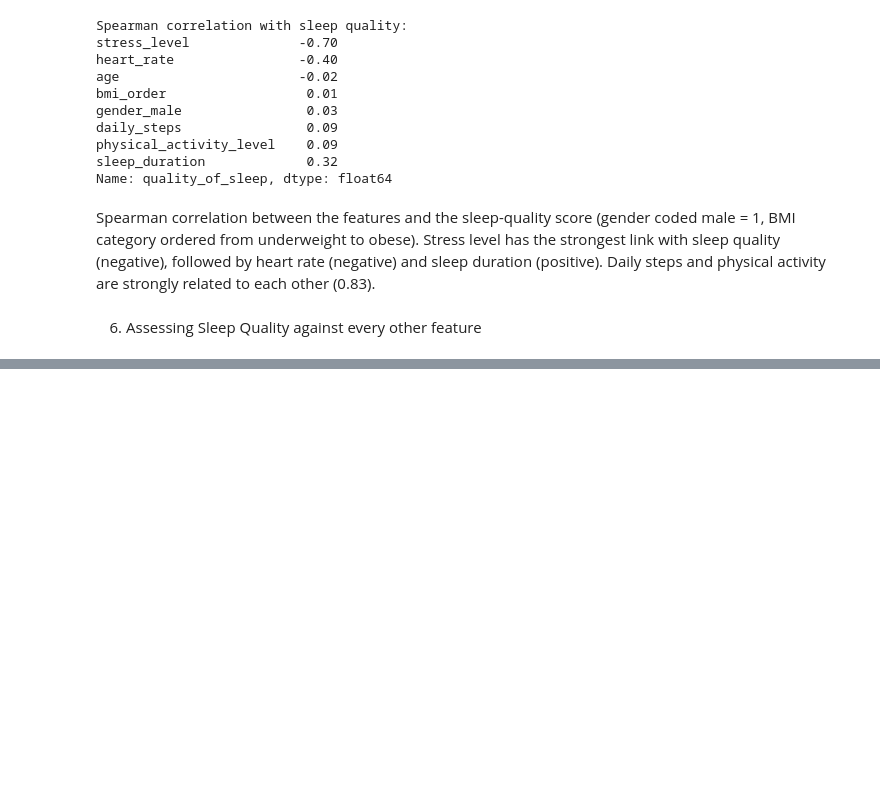
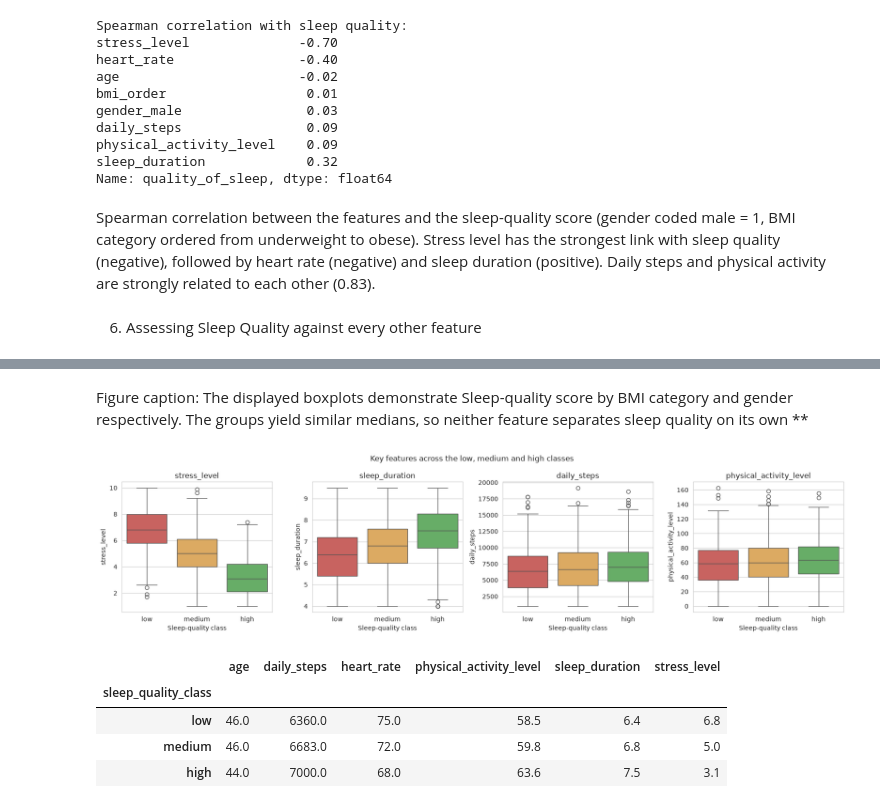
Before and after one commit to HamsMSaidam/QUALIFY, a Jupyter notebook: notebooks/02_EDA_layan.ipynb, the cells around one changed output, grey strips where cells are left out. Drawn from its saved outputs; the diff is of its cells as text; code cells hidden in the pictures; blank space fills up the shorter version.

```diff
--- a/notebooks/02_EDA_layan.ipynb
+++ b/notebooks/02_EDA_layan.ipynb
@@ -251,0 +305,22 @@ Spearman correlation between the features and the sleep-quality score (gender co
+# %% [markdown]
+Figure caption: The displayed boxplots demonstrate Sleep-quality score by BMI category and gender respectively. The groups yield similar medians, so neither feature separates sleep quality on its own **
+# %%
+key_cols=["stress_level", "sleep_duration", "daily_steps", "physical_activity_level"]
+fig, axes= plt.subplots(1,4, figsize=(17,4.2))
+for i in range(4):
+    sns.boxplot(x=CLASS, y=key_cols[i], data=df, ax=axes[i], order=class_order,
+                hue=CLASS, hue_order=class_order, palette=class_colors, legend=False)
+    axes[i].set_title(key_cols[i])
+    axes[i].set_xlabel("Sleep-quality class")
+plt.suptitle("Key features across the low, medium and high classes")
+plt.tight_layout()
+plt.savefig(FIG + "/eda_08_features_by_class.png")
+plt.show()
+df.groupby(CLASS)[num_cols].median().loc[class_order].round(1)
+# %% [output]
+[figure, added]
+|  | age | daily_steps | heart_rate | physical_activity_level | sleep_duration | stress_level |
+| sleep_quality_class |  |  |  |  |  |  |
+| low | 46.0 | 6360.0 | 75.0 | 58.5 | 6.4 | 6.8 |
+| medium | 46.0 | 6683.0 | 72.0 | 59.8 | 6.8 | 5.0 |
+| high | 44.0 | 7000.0 | 68.0 | 63.6 | 7.5 | 3.1 |
```
Also changed, not shown: parts of 12 cells of this notebook, 8 other files.
